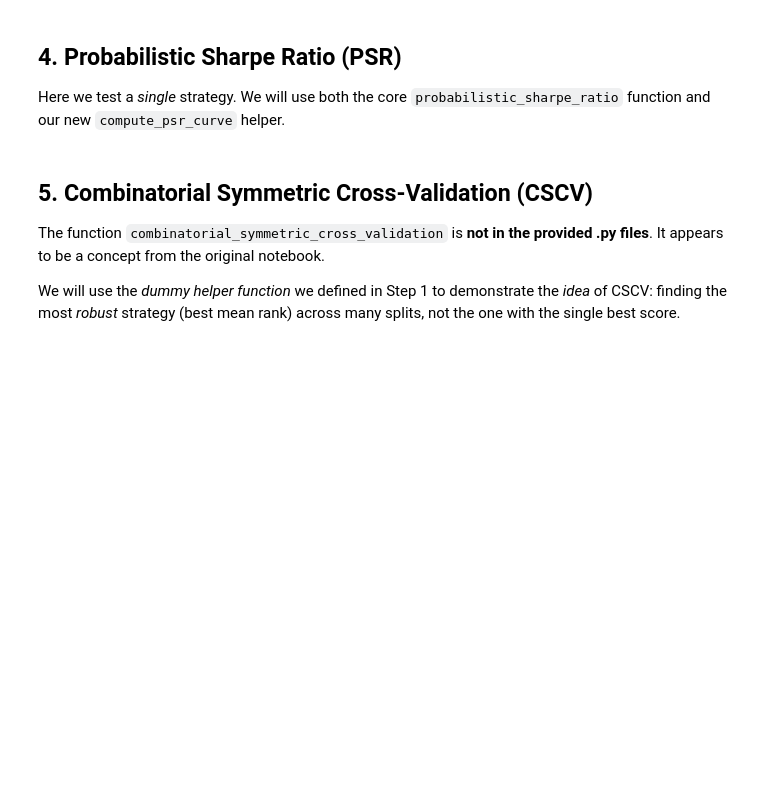
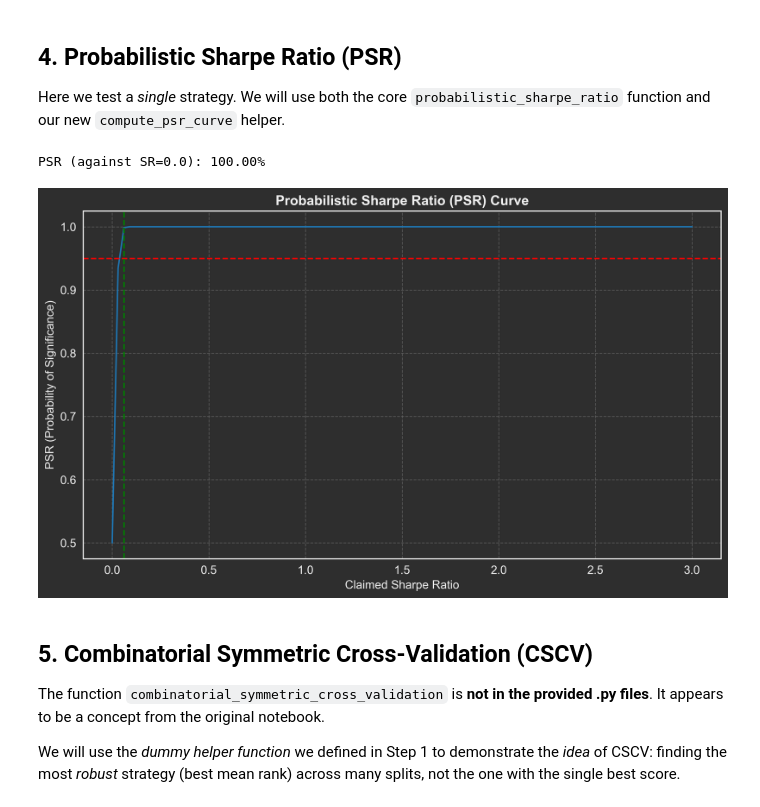
Before and after one commit to RiskLabAI/Notebooks.py, a Jupyter notebook: backtest/2_detecting_backtesy_overfitting/detecting_backtesy_overfitting.ipynb, the cells around one changed output. Cells and saved outputs as stored; diff of their text form; code cells hidden in the pictures; blank space fills up the shorter version.

```diff
--- a/backtest/2_detecting_backtesy_overfitting/detecting_backtesy_overfitting.ipynb
+++ b/backtest/2_detecting_backtesy_overfitting/detecting_backtesy_overfitting.ipynb
@@ -27,6 +27,7 @@ import pandas as pd
 import matplotlib.pyplot as plt
 import seaborn as sns
 import warnings
+warnings.filterwarnings('ignore')
 from scipy import stats as ss
 
 # RiskLabAI Imports (Core Functions) - CORRECTED
@@ -41,7 +42,7 @@ from RiskLabAI.backtest import (
 
     # from probability_of_backtest_overfitting
     probability_of_backtest_overfitting,
-    sharpe_ratio as pbo_sharpe_ratio, # Numba jitted SR
+    pbo_sharpe_ratio, # Numba jitted SR (aliased in __init__.py)
 
     # from strategy_risk
     implied_precision,
@@ -54,7 +55,4 @@ from RiskLabAI.backtest import (
     # from bet_sizing
     probability_bet_size
 )
-
-# Setup plotting and configuration
-sns.set(palette='viridis', style='whitegrid')
-warnings.filterwarnings('ignore')
+import RiskLabAI.utils.publication_plots as pub_plots
@@ -167,11 +187,19 @@ print(f"Probability of Backtest Overfitting (PBO): {pbo_value:.2%}")
 fig, ax = plt.subplots(figsize=(10, 6))
 sns.kdeplot(results['SR_all'], ax=ax, label='All Strategies (SR_all)', fill=True)
 sns.kdeplot(results['SR_star'], ax=ax, label='Best Strategy (SR_star)', fill=True)
-ax.set_title(f'Conceptual PBO Plot (PBO = {pbo_value:.2%})')
-ax.set_xlabel('Sharpe Ratio (SR)')
-ax.set_ylabel('Density')
-ax.legend()
-plt.show()
+
+# Apply standard styling
+pub_plots.apply_plot_style(
+    ax=ax,
+    title=f'Conceptual PBO Plot (PBO = {pbo_value:.2%})',
+    xlabel='Sharpe Ratio (SR)',
+    ylabel='Density',
+    legend_title='Strategy Set'
+)
+
+# Finalize (show and/or save)
+plt.tight_layout()
+pub_plots.finalize_plot(fig, 'pbo_distribution_plot.png')
 # %% [markdown]
 ## 4. Probabilistic Sharpe Ratio (PSR)
 
@@ -181,38 +209,49 @@ Here we test a *single* strategy. We will use both the core `probabilistic_sharp
 claimed_sr_annual = 1.98 # From our simulation's SR_star mean
 n_returns = obs_per_year * n_years
 returns_skew = -0.5
 returns_kurt = 4.0
 
 # 2. Calculate PSR against a 0.0 benchmark
 psr_val = probabilistic_sharpe_ratio(
     observed_sharpe_ratio=claimed_sr_annual,
     benchmark_sharpe_ratio=0.0,
     number_of_returns=n_returns,
     skewness_of_returns=returns_skew,
     kurtosis_of_returns=returns_kurt
 )
 print(f"PSR (against SR=0.0): {psr_val:.2%}")
 
 # 3. Calculate PSR curve using our helper
 psr_curve = compute_psr_curve(
     number_of_returns=n_returns,
     skewness=returns_skew,
     kurtosis=returns_kurt,
     benchmark_sr=0.0
 )
 
 # 4. Find the SR needed for PSR=0.95
 required_sr = psr_curve[psr_curve > 0.95].idxmin()
 
 fig, ax = plt.subplots(figsize=(10, 6))
 psr_curve.plot(ax=ax, label='PSR Curve')
 ax.axhline(0.95, ls='--', color='red', label='PSR = 0.95')
 ax.axvline(required_sr, ls='--', color='green', label=f'Required SR = {required_sr:.2f}')
-ax.set_title('Probabilistic Sharpe Ratio (PSR) Curve')
-ax.set_xlabel('Claimed Sharpe Ratio')
-ax.set_ylabel('PSR (Probability of Significance)')
-ax.legend()
-plt.show()
+
+# Apply standard styling
+pub_plots.apply_plot_style(
+    ax=ax,
+    title='Probabilistic Sharpe Ratio (PSR) Curve',
+    xlabel='Claimed Sharpe Ratio',
+    ylabel='PSR (Probability of Significance)',
+    legend_title=None
+)
+
+# Finalize (show and/or save)
+plt.tight_layout()
+pub_plots.finalize_plot(fig, 'psr_curve.png')
+# %% [output]
+PSR (against SR=0.0): 100.00%
+[figure, added]
 # %% [markdown]
 ## 5. Combinatorial Symmetric Cross-Validation (CSCV)
 
```
Also changed, not shown: parts of 7 cells of this notebook, 6 other files.
